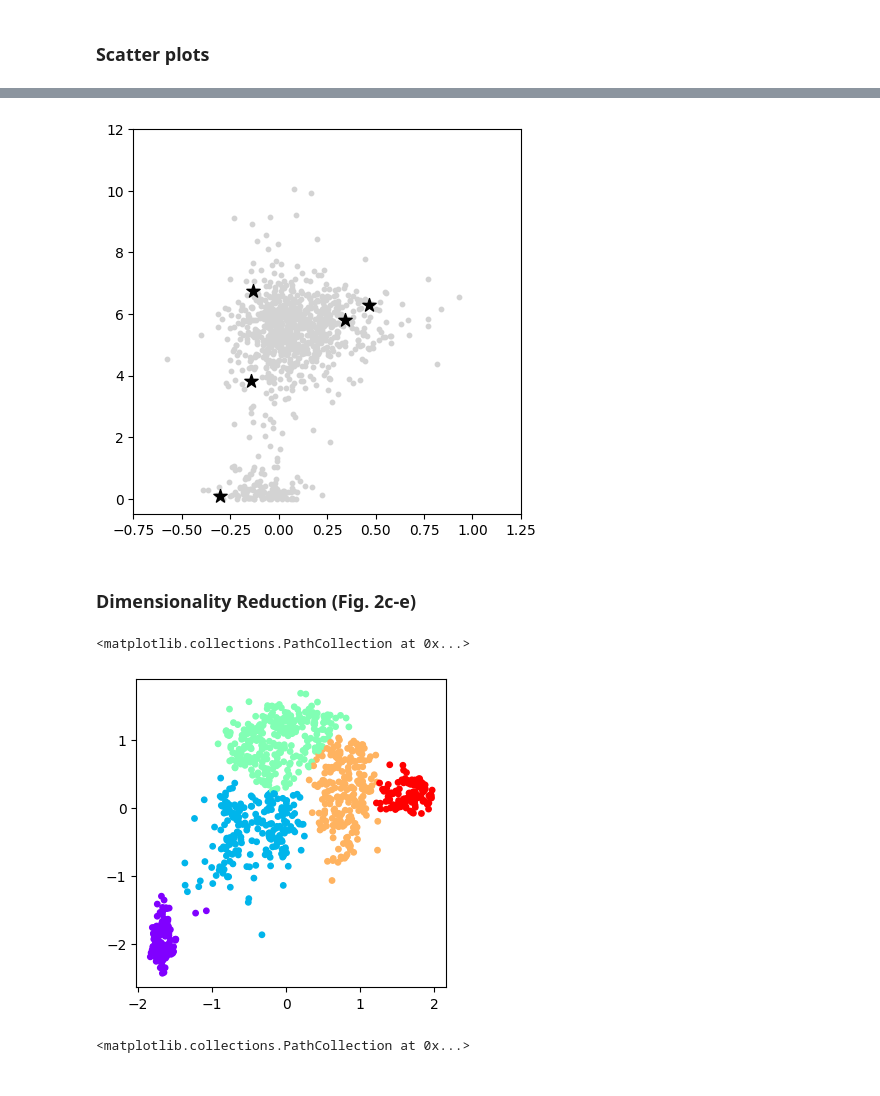
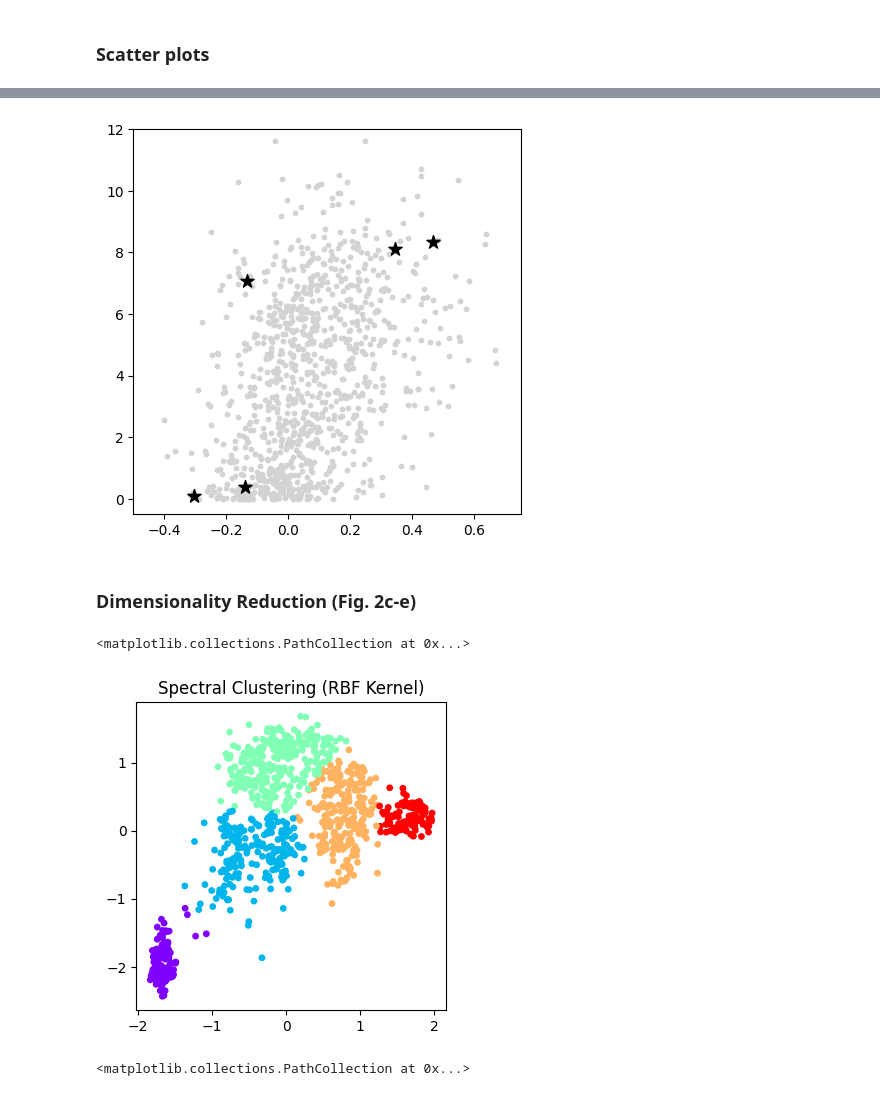
Before and after one commit to kkkkito/statemap, a Jupyter notebook: notebooks/Dimensionality_Reduction.ipynb, the cells around one changed output, grey strips where cells are left out. Drawn from its saved outputs; the diff is of its cells as text; code cells hidden in the pictures.

```diff
--- a/notebooks/Dimensionality_Reduction.ipynb
+++ b/notebooks/Dimensionality_Reduction.ipynb
@@ -31,19 +20,20 @@ ch_ex.head()
 # %%
+#Fig. S5a, b
 import matplotlib.pyplot as plt
 plt.figure(figsize=(5,5))
 x = 'TAOK1_Chronos'
-y = 'YAP1_Expression'
+y = 'CCN2_Expression'
 cells = ['RPE1SS6','U2OS','MCF7','K562','PANC1']
 
 plt.scatter(ch_ex[x],ch_ex[y],s=10,c='lightgray')
 plt.scatter(ch_ex.loc[cells,x],ch_ex.loc[cells,y],s=100,c='black',marker='*')
-plt.xlim((-0.75,1.25))
+plt.xlim((-0.5,0.75))
 plt.ylim((-0.5,12))
 
 
 plt.savefig('../result/figure.svg',dpi=300)
 # %% [output]
-[figure, old version]
+[figure, new version]
 # %% [markdown]
 ### Dimensionality Reduction (Fig. 2c-e)
 # %%
@@ -62,19 +55,20 @@ embedding = pd.read_csv("../trimap_hippo.csv",index_col=0).values
 # %%
 #Fig. 2c
 import matplotlib.pyplot as plt
 from sklearn.cluster import SpectralClustering
-spectral = SpectralClustering(n_clusters=5, affinity='rbf', random_state=70, gamma = 30)
 scaled_embedding = StandardScaler().fit_transform(embedding)
-labels = spectral.fit_predict(scaled_embedding)
-mapping = {4: 0, 2: 1, 1: 2, 0: 3, 3: 4}
+labels = SpectralClustering(n_clusters=5, affinity='rbf', random_state=70, gamma = 5).fit_predict(scaled_embedding)
+mapping = {4: 4, 2: 1, 1: 2, 0: 3, 3: 0}
+
 updated_labels = [mapping[x] for x in labels]
 plt.figure(figsize=(4,4))
+plt.title("Spectral Clustering (RBF Kernel)")
 plt.scatter(
     scaled_embedding[:, 0],
     scaled_embedding[:, 1], c =updated_labels,cmap= "rainbow", s=15)
 # %% [output]
 <matplotlib.collections.PathCollection at 0x...>
-[figure, old version]
+[figure, new version]
 # %%
 #Fig. 2d
 plt.figure(figsize=(4,4))
```
Also changed, not shown: parts of 19 cells of this notebook.
